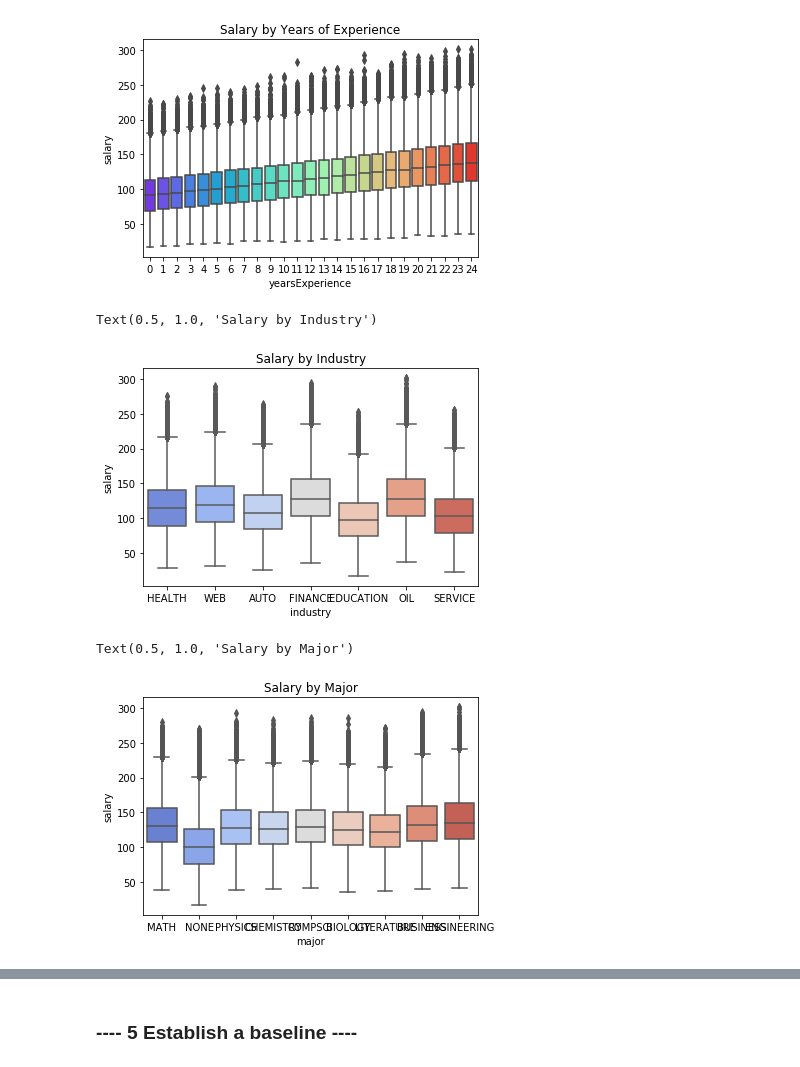
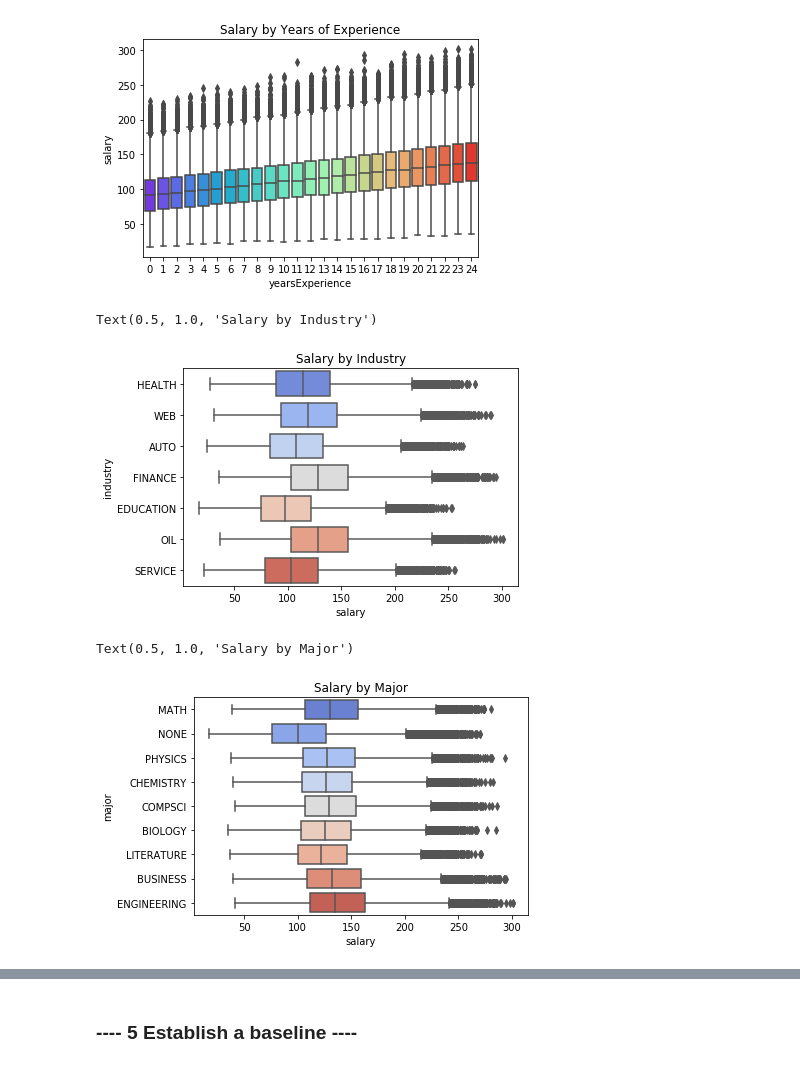
Before and after one commit to ajkiplagat/salaryPredictionPortfolio, a Jupyter notebook: First Portfolio Project.ipynb, the cells around one changed output, grey strips where cells are left out. Saved outputs shown, nothing was run; the diff lists cells and outputs as text; code cells hidden in the pictures.

```diff
--- a/First Portfolio Project.ipynb
+++ b/First Portfolio Project.ipynb
@@ -211,14 +239,15 @@ plt.title('Salary by Years of Experience')
 Text(0.5, 1.0, 'Salary by Years of Experience')
 [figure]
 # %%
-sns.boxplot(x="industry", y="salary", data= postings,palette='coolwarm')
+sns.boxplot(y="industry", x="salary", data= postings, orient='h',palette='coolwarm')
 plt.title('Salary by Industry')
 # %% [output]
 Text(0.5, 1.0, 'Salary by Industry')
-[figure, old version]
+[figure, new version]
 # %%
-sns.boxplot(x="major", y="salary", data= postings,palette='coolwarm')
+sns.boxplot(y="major", x="salary",data= postings,
+            orient ="h", palette='coolwarm')
 plt.title('Salary by Major')
 # %% [output]
 Text(0.5, 1.0, 'Salary by Major')
-[figure, old version]
+[figure, new version]
```
Also changed, not shown: parts of 30 cells of this notebook.
